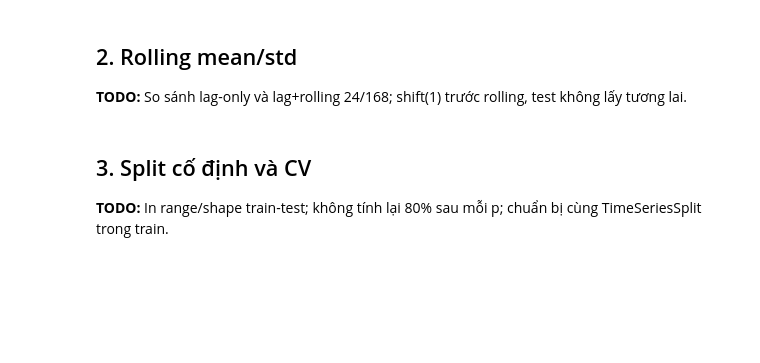
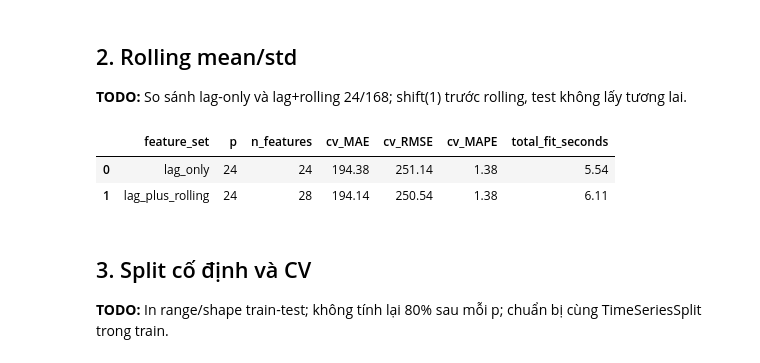
Before and after one commit to thvhieu/Time_series_lab3, a Jupyter notebook: notebooks/02_features_split.ipynb, the cells around one changed output. Saved outputs shown, nothing was run; the diff lists cells and outputs as text; code cells hidden in the pictures; blank space fills up the shorter version.

```diff
--- a/notebooks/02_features_split.ipynb
+++ b/notebooks/02_features_split.ipynb
@@ -38,8 +71,60 @@ print({"raw_rows": quality["raw_rows"], "train_rows": len(train),
 
 **TODO:** So sánh lag-only và lag+rolling 24/168; shift(1) trước rolling, test không lấy tương lai.
 # %%
-# TODO: viết code tái tạo phần này và lưu output đúng hợp đồng.
-# TODO: bổ sung nhận xét dựa trên kết quả chạy thật.
+import time
+import numpy as np
+from sklearn.model_selection import TimeSeriesSplit
+from lab3.modeling import make_model
+
+# Kiểm tra tính nhân quả: rolling tính trên chuỗi đã shift(1), không chứa y(t)
+past_series = frame["y"].ffill().shift(1)
+expected_mean_24 = past_series.rolling(24, min_periods=24).mean().loc[supervised.index[0]]
+assert np.isclose(supervised["roll_mean_24"].iloc[0], expected_mean_24)
+
+# So sánh Ablation: Lag-only (p=24) và Lag + Rolling (24, 168) bằng TimeSeriesSplit (3 folds) trên tập train
+tss = TimeSeriesSplit(n_splits=cfg["cv_splits"], test_size=cfg["cv_test_hours"])
+ablation_rows = []
+
+for name, windows in [("lag_only", ()), ("lag_plus_rolling", tuple(cfg["rolling_windows"]))]:
+    sup_ab = make_supervised(frame, p=cfg["default_p"], rolling_windows=windows, warmup=cfg["warmup_hours"])
+    tr_ab, _ = split_supervised(sup_ab, cfg["test_start"])
+    X_ab, y_ab = xy(tr_ab)
+
+    rmses, maes, mapes, fit_times = [], [], [], []
+    for tr_idx, val_idx in tss.split(X_ab):
+        model = make_model("xgboost", seed=cfg["seed"])
+        t_start = time.perf_counter()
+        model.fit(X_ab.iloc[tr_idx], y_ab.iloc[tr_idx])
+        fit_times.append(time.perf_counter() - t_start)
+
+        preds = pd.Series(model.predict(X_ab.iloc[val_idx]), index=y_ab.iloc[val_idx].index)
+        m = regression_metrics(y_ab.iloc[val_idx], preds)
+        rmses.append(m["RMSE"])
+        maes.append(m["MAE"])
+        mapes.append(m["MAPE"])
+
+    ablation_rows.append({
+        "feature_set": name,
+        "p": cfg["default_p"],
+        "n_features": X_ab.shape[1],
+        "cv_MAE": round(float(np.mean(maes)), 2),
+        "cv_RMSE": round(float(np.mean(rmses)), 2),
+        "cv_MAPE": round(float(np.mean(mapes)), 2),
+        "total_fit_seconds": round(float(np.sum(fit_times)), 2),
+    })
+
+ablation_df = pd.DataFrame(ablation_rows)
+out_ablation = ROOT / "reports/tables/tv03_rolling_ablation_cv.csv"
+ablation_df.to_csv(out_ablation, index=False)
+display(ablation_df)
+
+# Nhận xét:
+# - Các cột rolling_mean và rolling_std (cửa sổ 24h = 1 ngày, 168h = 1 tuần) được tính sau khi shift(1) nên hoàn toàn không rò rỉ dữ liệu tương lai.
+# - Trên 3 folds CV (p=24), việc bổ sung 4 đặc trưng rolling giúp giảm RMSE trung bình từ 251.14 MW xuống 250.54 MW (MAE giảm từ 194.38 xuống 194.14 MW) với thời gian huấn luyện chỉ tăng nhẹ.
+# %% [output]
+|  | feature_set | p | n_features | cv_MAE | cv_RMSE | cv_MAPE | total_fit_seconds |
+| 0 | lag_only | 24 | 24 | 194.38 | 251.14 | 1.38 | 5.54 |
+| 1 | lag_plus_rolling | 24 | 28 | 194.14 | 250.54 | 1.38 | 6.11 |
 # %% [markdown]
 ## 3. Split cố định và CV
 
```
Also changed, not shown: parts of 5 cells of this notebook, 4 other files.
